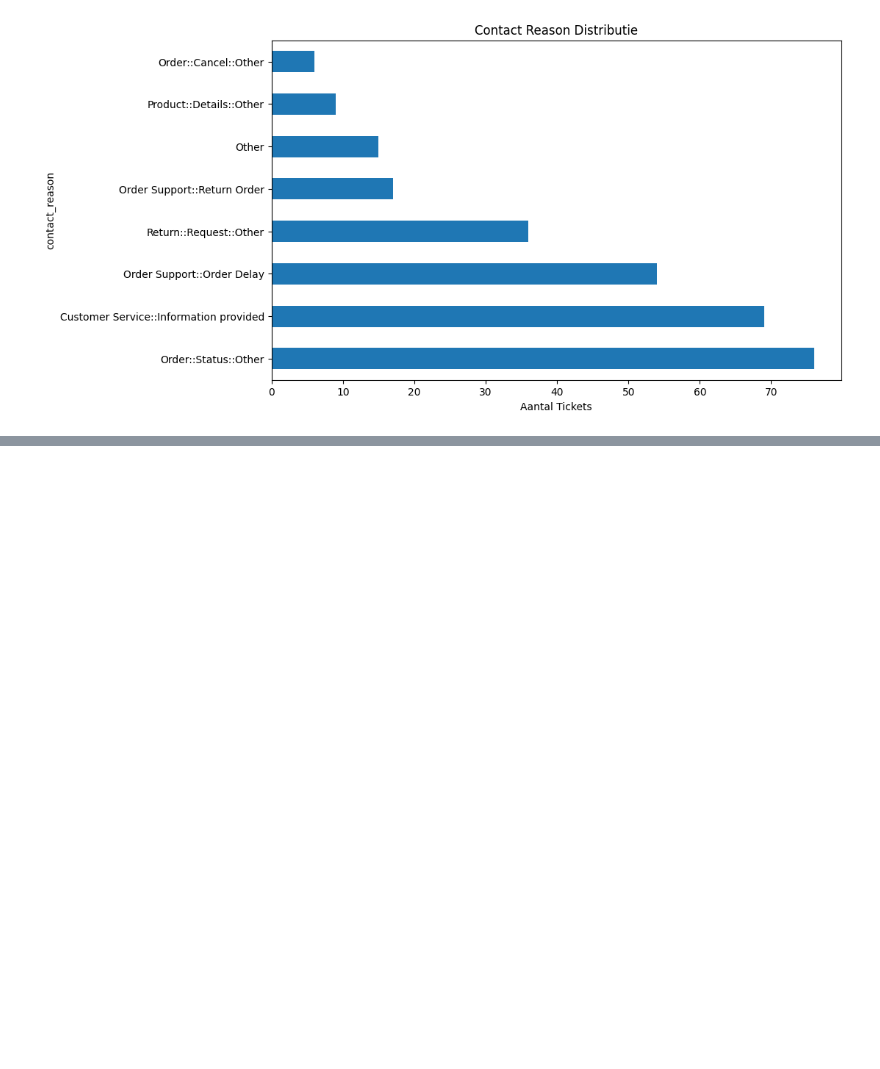
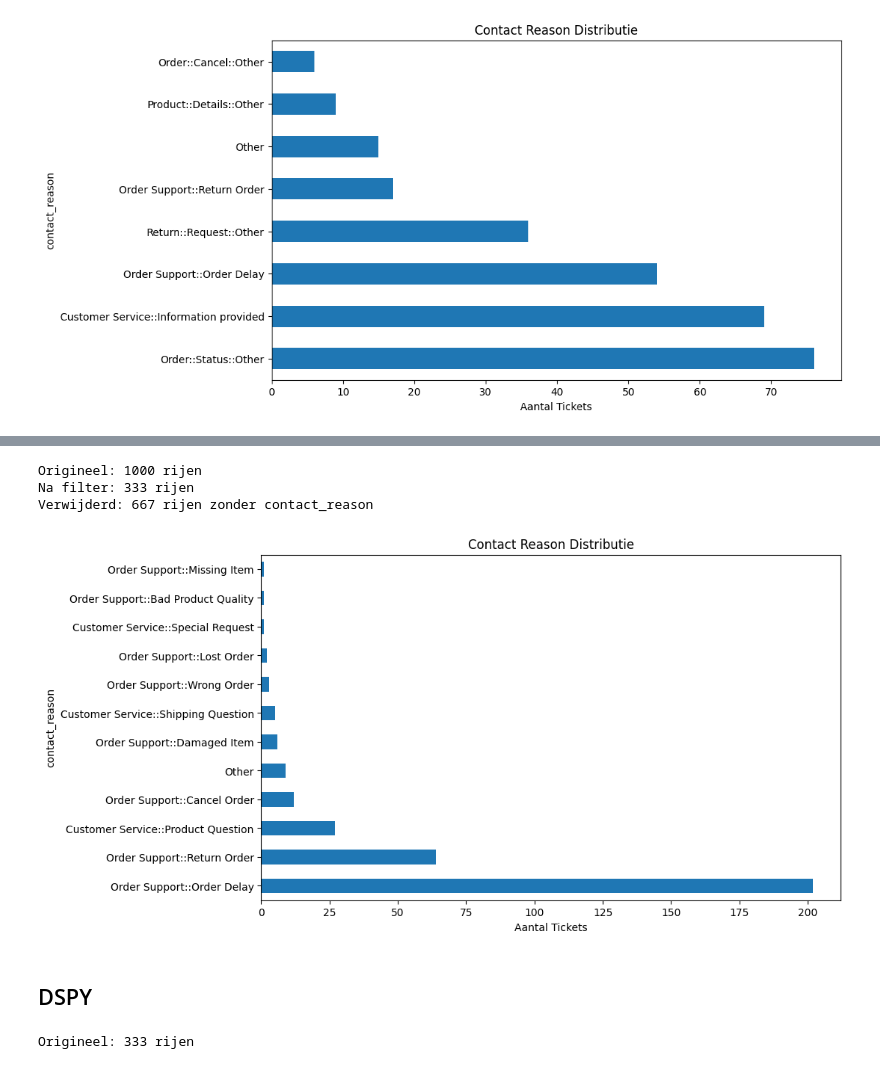
Before and after one commit to DataBySven/customer-service-agent, a Jupyter notebook: analyse/gorgias-tickets-analysis.ipynb, the cells around one changed output, grey strips where cells are left out. Saved outputs shown, nothing was run; the diff lists cells and outputs as text; code cells hidden in the pictures; blank space fills up the shorter version.

```diff
--- a/analyse/gorgias-tickets-analysis.ipynb
+++ b/analyse/gorgias-tickets-analysis.ipynb
@@ -296,0 +431,28 @@ plt.show()
+# %%
+
+
+# Verzamelen van eerste bericht en specifieke custom fields
+# Na analyse is eerste 2 berichten wss nodig, dit nog verder uitzoeken voorbeeld ticket: 38251170,
+# bericht is binnegekomen via gorgias intergratie waabij het ondwerp en omschrijving is "Nieuw klant bericht wat niets zeggend is over de classificatie"
+
+df = pd.DataFrame([{
+    "ticket_id": t["id"],
+    "subject": t["subject"],
+    "message_count": len(t.get("messages", [])),
+    "customer_name": t.get("customer_name"),
+
+    "first_message": t.get("messages", [{}])[0].get("body_text") if t.get("messages") else None,
+    "first_message_from_agent": t.get("messages", [{}])[0].get("from_agent", False) if t.get("messages") else None,
+
+    "tags": t.get("tags", []),
+
+    # Platte kolomnamen gebruiken
+    "contact_reason": t.get("custom_fields_21199_value"),
+    "ai_intent": t.get("custom_fields_21198_value"),
+
+} for t in detailed_tickets])
+
+df.head()
+
+# Schrijf data naar disk in parquet formaat
+df.to_parquet("../data/ticket_details_new.parquet", engine='pyarrow')
@@ -296,0 +475,46 @@ plt.show()
+# %%
+# Filter rijen waar contact_reason niet leeg is
+df_filtered = df[df["contact_reason"].notna()]
+
+print(f"Origineel: {len(df)} rijen")
+print(f"Na filter: {len(df_filtered)} rijen")
+print(f"Verwijderd: {len(df) - len(df_filtered)} rijen zonder contact_reason")
+# %% [output]
+Origineel: 1000 rijen
+Na filter: 333 rijen
+Verwijderd: 667 rijen zonder contact_reason
+# %%
+# Visualiseer de gefilterde data
+
+import matplotlib.pyplot as plt
+
+counts = df_filtered["contact_reason"].value_counts()
+counts.plot(kind="barh", figsize=(10, 6), title="Distributie van Contact Redenen")
+plt.xlabel("Aantal Tickets")
+plt.title("Contact Reason Distributie")
+plt.show()
+# %% [output]
+[figure, added]
+# %% [markdown]
+## DSPY
+# %%
+import pandas as pd
+
+
+# lees data van disk
+df_new = pd.read_parquet("../data/ticket_details_new.parquet")
+
+# Bewerk df voor alleen gebruikte contact_redenen en standariseer labels
+df_clean = df_new[df_new["contact_reason"].notna()].copy()
+df_clean["contact_reason"] = df_clean["contact_reason"].str.split("::").str[-1]
+
+# Print unique labels
+df_clean["contact_reason"].unique()
+
+# Print aantal rijen naar cleaning
+print(f"Origineel: {len(df_clean)} rijen")
+
+# Schrijf data naar disk in parquet formaat
+df_clean.to_parquet("../data/ticket_details_clean.parquet", engine='pyarrow')
+# %% [output]
+Origineel: 333 rijen
```
Also changed, not shown: parts of 7 cells of this notebook, 12 other files.
